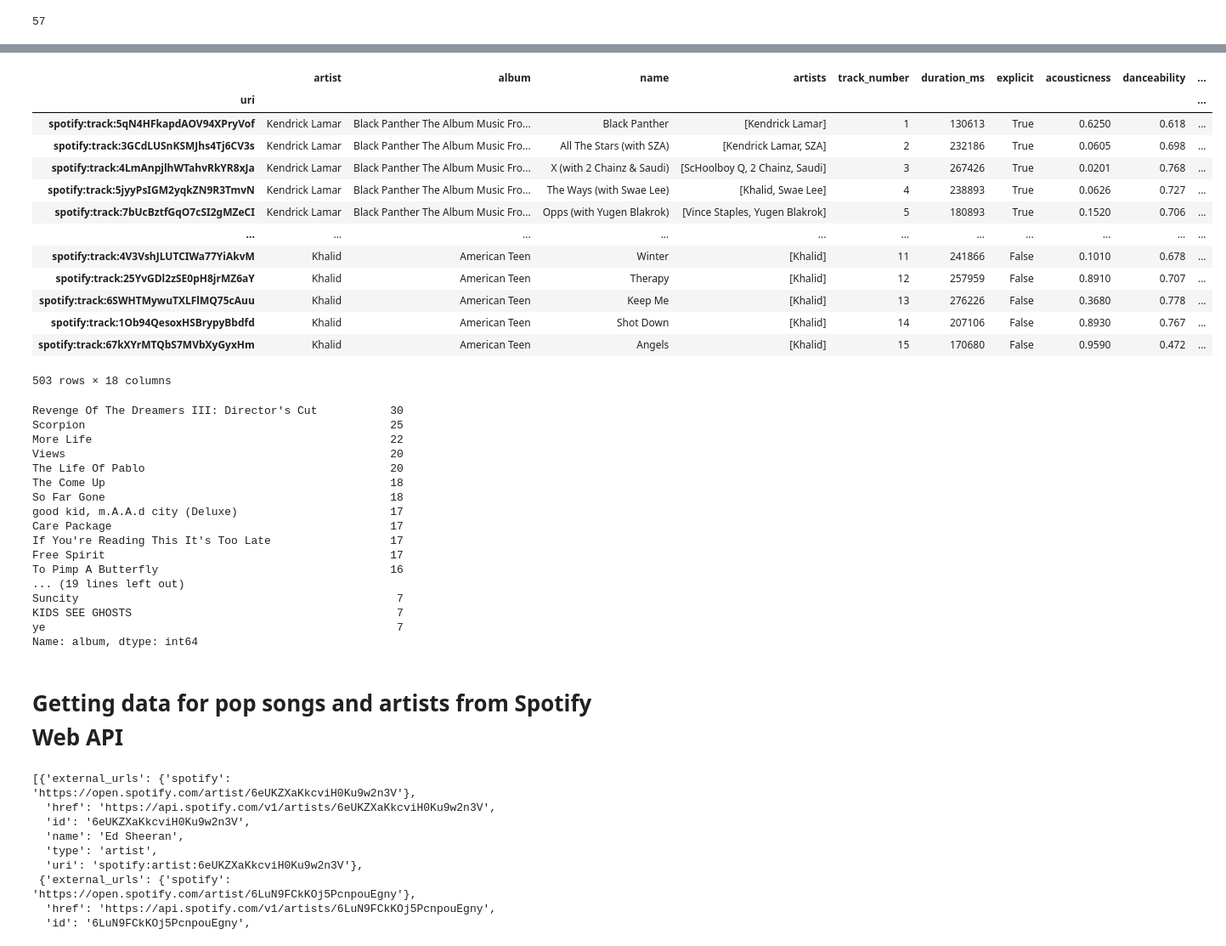
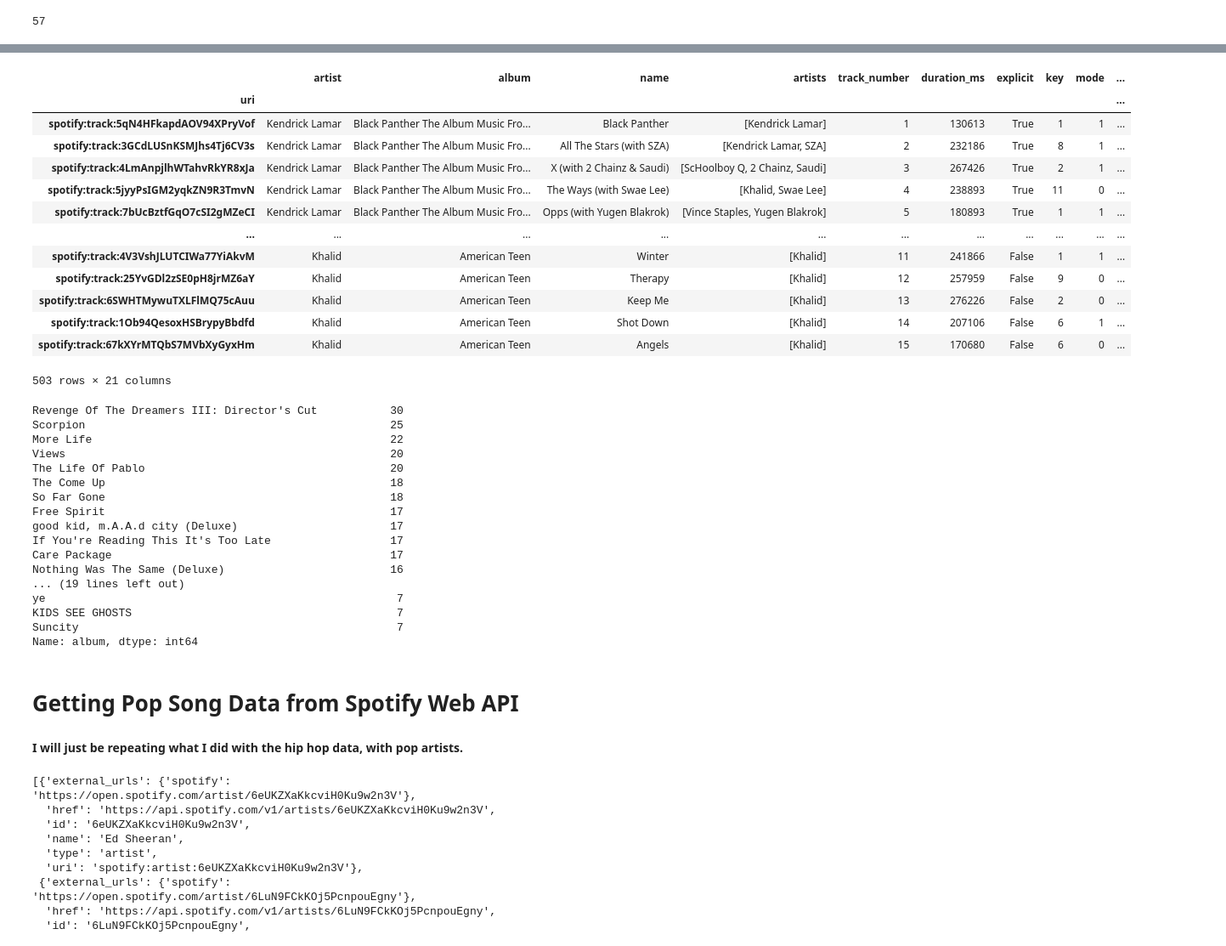
Before and after one commit to ryanczhang7/spotifyproject, a Jupyter notebook: Spotify_Data_Acquisition.ipynb, the cells around one changed output, grey strips where cells are left out. Shown at 85% size. Saved outputs shown, nothing was run; the diff lists cells and outputs as text; code cells hidden in the pictures.

```diff
--- a/Spotify_Data_Acquisition.ipynb
+++ b/Spotify_Data_Acquisition.ipynb
@@ -36,11 +28,12 @@ client_secret = getpass.getpass()
 # The spotipy starter code for accessing the API
 import spotipy
 
-APIKEY = getpass.getpass()
+client_id =
+client_secret =
 # To access authorised Spotify data
 from spotipy.oauth2 import SpotifyClientCredentials
 
 client_credentials_manager = SpotifyClientCredentials(
     client_id=client_id, client_secret=client_secret)
-# spotify object to access API
+# Spotify object to access API
 sp = spotipy.Spotify(client_credentials_manager=client_credentials_manager)
@@ -428,7 +468,7 @@ df_drake
 | 145 | Drake | Nothing Was The Same (Deluxe) | spotify:track:3t8pnImpBpOwxdtYBpKvA9 | The Motion | [Drake] | 16 | 241000 | True |
 146 rows × 8 columns
 # %%
-name = "Kanye"
+name = "Kanye West"
 result = sp.search(name)
 result['tracks']['items'][0]['artists']
 # %% [output]
@@ -678,9 +721,9 @@ pop["popularity"]
 # %% [output]
 57
 # %%
+# Function to grab the audio features for all the songs in the dataframe
 def audio_features(df):
   tracks = []
-  # create a track counter
 
   for uri in df.index:
     track_features = {}
@@ -689,6 +732,9 @@ def audio_features(df):
 
     # assign dictionary values for each audio feature
     track_features["uri"] = uri
+    track_features['key'] = features[0]['key']
+    track_features['mode'] = features[0]['mode']
+    track_features['time_signature'] = features[0]['time_signature']
     track_features['acousticness'] = features[0]['acousticness']
     track_features['danceability'] = features[0]['danceability']
     track_features['energy'] = features[0]['energy']
@@ -699,7 +745,7 @@ def audio_features(df):
     track_features['tempo'] = features[0]['tempo']
     track_features['valence'] = features[0]['valence']
 
-    # popularity is stored elsewhere
+    # grabbing popularity
     pop = sp.track(uri)
     track_features['popularity'] = pop['popularity']
     tracks.append(track_features)
@@ -753,23 +782,26 @@ df_hiphop
 # %%
-# Merging tracks dataframe with audio features dataframe, they are in same order
-df_hiphop = df_hiphop.merge(df_tracks, left_index=True, right_index=True, how="outer")
+# Merging tracks dataframe with audio features dataframe, I set uri as the index
+# for both. uri is a unique song identifier, so I can merge cleanly on it
+df_hiphop = df_hiphop.merge(df_tracks, left_index=True,
+                            right_index=True, how="outer")
+# This will be the hiphop part of my data
 df_hiphop["genre"] = "hiphop"
 df_hiphop
 # %% [output]
-|  | artist | album | name | artists | track_number | duration_ms | explicit | acousticness | danceability | ... |
+|  | artist | album | name | artists | track_number | duration_ms | explicit | key | mode | ... |
 | uri |  |  |  |  |  |  |  |  |  | ... |
-| spotify:track:5qN4HFkapdAOV94XPryVof | Kendrick Lamar | Black Panther The Album Music Fro... | Black Panther | [Kendrick Lamar] | 1 | 130613 | True | 0.6250 | 0.618 | ... |
-| spotify:track:3GCdLUSnKSMJhs4Tj6CV3s | Kendrick Lamar | Black Panther The Album Music Fro... | All The Stars (with SZA) | [Kendrick Lamar, SZA] | 2 | 232186 | True | 0.0605 | 0.698 | ... |
-| spotify:track:4LmAnpjlhWTahvRkYR8xJa | Kendrick Lamar | Black Panther The Album Music Fro... | X (with 2 Chainz & Saudi) | [ScHoolboy Q, 2 Chainz, Saudi] | 3 | 267426 | True | 0.0201 | 0.768 | ... |
-| spotify:track:5jyyPsIGM2yqkZN9R3TmvN | Kendrick Lamar | Black Panther The Album Music Fro... | The Ways (with Swae Lee) | [Khalid, Swae Lee] | 4 | 238893 | True | 0.0626 | 0.727 | ... |
-| spotify:track:7bUcBztfGqO7cSI2gMZeCI | Kendrick Lamar | Black Panther The Album Music Fro... | Opps (with Yugen Blakrok) | [Vince Staples, Yugen Blakrok] | 5 | 180893 | True | 0.1520 | 0.706 | ... |
+| spotify:track:5qN4HFkapdAOV94XPryVof | Kendrick Lamar | Black Panther The Album Music Fro... | Black Panther | [Kendrick Lamar] | 1 | 130613 | True | 1 | 1 | ... |
+| spotify:track:3GCdLUSnKSMJhs4Tj6CV3s | Kendrick Lamar | Black Panther The Album Music Fro... | All The Stars (with SZA) | [Kendrick Lamar, SZA] | 2 | 232186 | True | 8 | 1 | ... |
+| spotify:track:4LmAnpjlhWTahvRkYR8xJa | Kendrick Lamar | Black Panther The Album Music Fro... | X (with 2 Chainz & Saudi) | [ScHoolboy Q, 2 Chainz, Saudi] | 3 | 267426 | True | 2 | 1 | ... |
+| spotify:track:5jyyPsIGM2yqkZN9R3TmvN | Kendrick Lamar | Black Panther The Album Music Fro... | The Ways (with Swae Lee) | [Khalid, Swae Lee] | 4 | 238893 | True | 11 | 0 | ... |
+| spotify:track:7bUcBztfGqO7cSI2gMZeCI | Kendrick Lamar | Black Panther The Album Music Fro... | Opps (with Yugen Blakrok) | [Vince Staples, Yugen Blakrok] | 5 | 180893 | True | 1 | 1 | ... |
 | ... | ... | ... | ... | ... | ... | ... | ... | ... | ... | ... |
-| spotify:track:4V3VshJLUTCIWa77YiAkvM | Khalid | American Teen | Winter | [Khalid] | 11 | 241866 | False | 0.1010 | 0.678 | ... |
-| spotify:track:25YvGDl2zSE0pH8jrMZ6aY | Khalid | American Teen | Therapy | [Khalid] | 12 | 257959 | False | 0.8910 | 0.707 | ... |
-| spotify:track:6SWHTMywuTXLFlMQ75cAuu | Khalid | American Teen | Keep Me | [Khalid] | 13 | 276226 | False | 0.3680 | 0.778 | ... |
-| spotify:track:1Ob94QesoxHSBrypyBbdfd | Khalid | American Teen | Shot Down | [Khalid] | 14 | 207106 | False | 0.8930 | 0.767 | ... |
-| spotify:track:67kXYrMTQbS7MVbXyGyxHm | Khalid | American Teen | Angels | [Khalid] | 15 | 170680 | False | 0.9590 | 0.472 | ... |
+| spotify:track:4V3VshJLUTCIWa77YiAkvM | Khalid | American Teen | Winter | [Khalid] | 11 | 241866 | False | 1 | 1 | ... |
+| spotify:track:25YvGDl2zSE0pH8jrMZ6aY | Khalid | American Teen | Therapy | [Khalid] | 12 | 257959 | False | 9 | 0 | ... |
+| spotify:track:6SWHTMywuTXLFlMQ75cAuu | Khalid | American Teen | Keep Me | [Khalid] | 13 | 276226 | False | 2 | 0 | ... |
+| spotify:track:1Ob94QesoxHSBrypyBbdfd | Khalid | American Teen | Shot Down | [Khalid] | 14 | 207106 | False | 6 | 1 | ... |
+| spotify:track:67kXYrMTQbS7MVbXyGyxHm | Khalid | American Teen | Angels | [Khalid] | 15 | 170680 | False | 6 | 0 | ... |
-503 rows × 18 columns
+503 rows × 21 columns
 # %%
 df_hiphop["album"].value_counts()
 # %% [output]
@@ -780,13 +812,13 @@ Views                                                 20
 The Life Of Pablo                                     20
 The Come Up                                           18
 So Far Gone                                           18
+Free Spirit                                           17
 good kid, m.A.A.d city (Deluxe)                       17
+If You're Reading This It's Too Late                  17
 Care Package                                          17
-If You're Reading This It's Too Late                  17
-Free Spirit                                           17
-To Pimp A Butterfly                                   16
+Nothing Was The Same (Deluxe)                         16
 ... (19 lines left out)
+ye                                                     7
+KIDS SEE GHOSTS                                        7
 Suncity                                                7
-KIDS SEE GHOSTS                                        7
-ye                                                     7
 Name: album, dtype: int64
@@ -796,5 +825,7 @@ df_hiphop.to_csv("/content/drive/My Drive/df_hiphop.csv")
 # %% [markdown]
-# Getting data for pop songs and artists from Spotify Web API
+# Getting Pop Song Data from Spotify Web API
+# %% [markdown]
+**I will just be repeating what I did with the hip hop data, with pop artists.**
 # %%
 name = "Ed Sheeran"
 result = sp.search(name)
```
Also changed, not shown: parts of 220 cells of this notebook.
